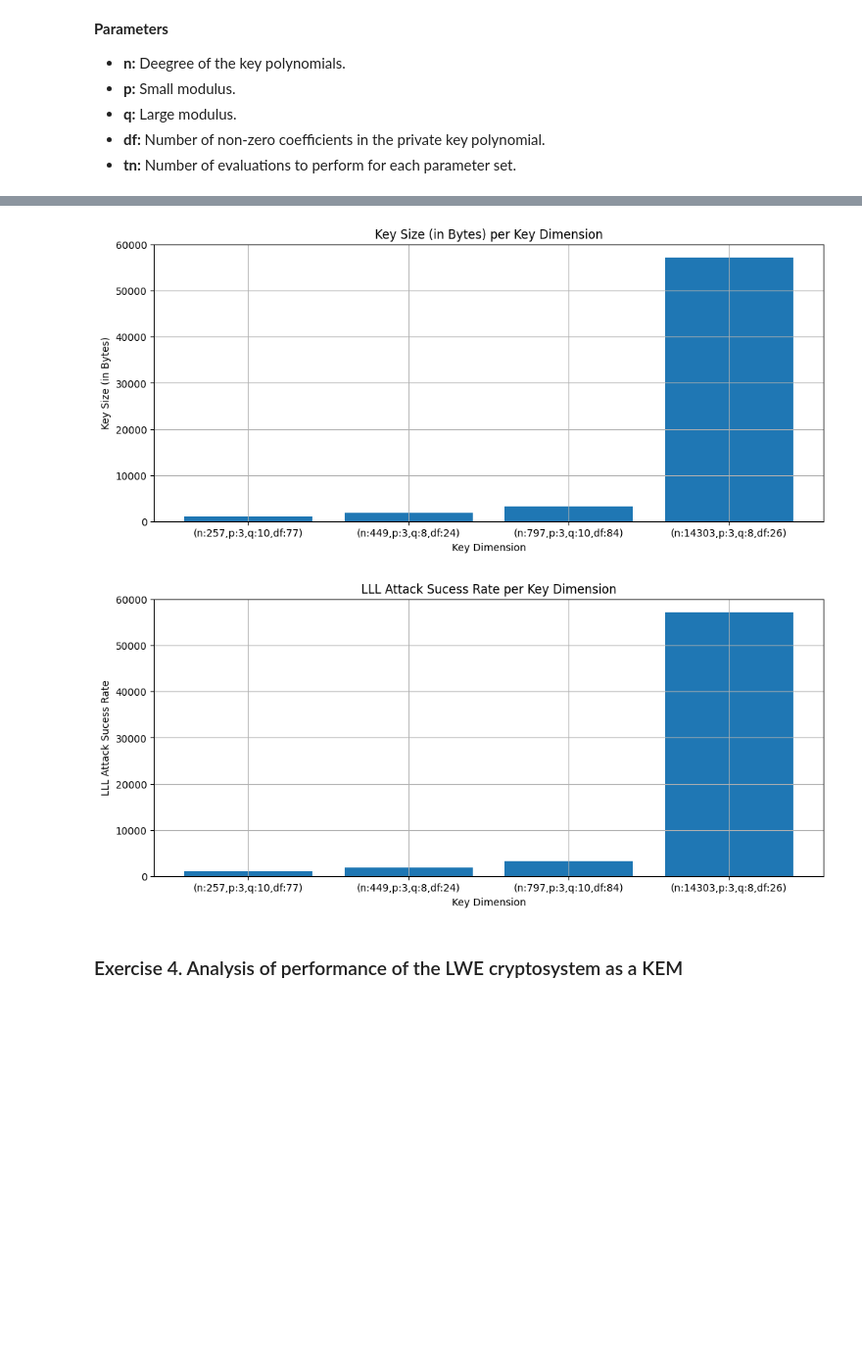
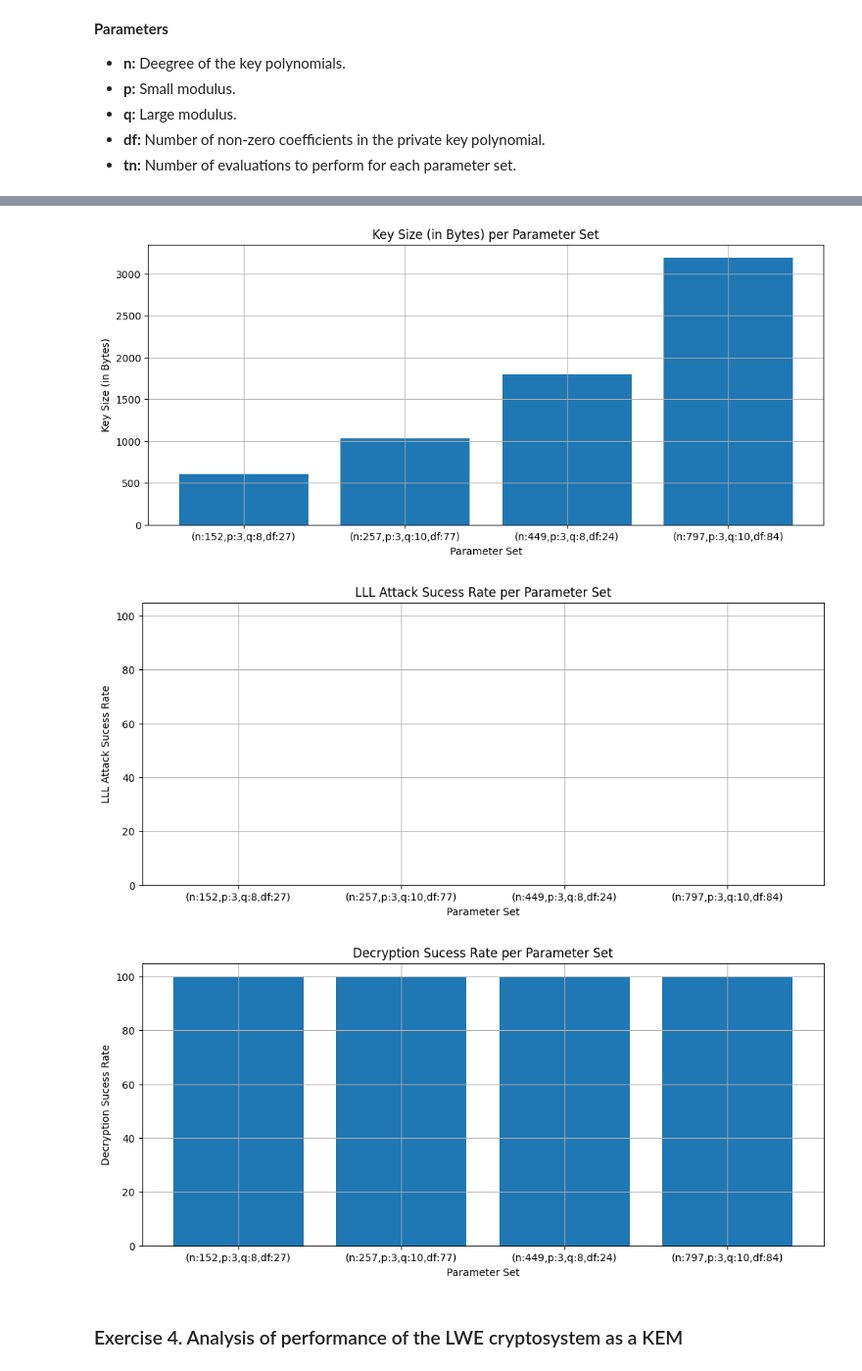
Before and after one commit to guinucool/PostQuantumCryptography, a Jupyter notebook: lattice-based/exercises.ipynb, the cells around one changed output, grey strips where cells are left out. Shown: that part at 98% size. Saved outputs shown, nothing was run; the diff lists cells and outputs as text; code cells hidden in the pictures; blank space fills up the shorter version.

Commit message:
[ADD] NTRU evaluation ran.

```diff
--- a/lattice-based/exercises.ipynb
+++ b/lattice-based/exercises.ipynb
@@ -117,8 +117,11 @@ plt.show()
 - **tn:** Number of evaluations to perform for each parameter set.
 # %%
 # Define the parameters for the test batch
-batch = [((257, 3, 10, 77), [], []), ((449, 3, 8, 24), [], []), ((797, 3, 10, 84), [], []), ((14303, 3, 8, 26), [], [])]
+batch = [((152, 3, 8, 27), [], []), ((257, 3, 10, 77), [], []), ((449, 3, 8, 24), [], []), ((797, 3, 10, 84), [], [])]
 trials = 10
+
+# Parameters sets too big to run for NTRU
+# ((14303, 3, 8, 26), [], [])
 # %%
 # Perform the evaluations
 for (p, l, ml) in batch:
@@ -144,10 +147,16 @@ for (p, l, ml) in batch:
         # Decrypt the secret vector with private key
         d = ntru.ntru_decapsulation(c, params[1], params[2], f = key_pair[0])
 
+        # Check for if attack is possible
+        attack = True
+
         # Decrypt the secret vector with attack key
-        a = ntru.ntru_decapsulation(c, params[1], params[2], Tf = attack_key)
+        try:
+            a = ntru.ntru_decapsulation(c, params[1], params[2], Tf = attack_key)
+        except ZeroDivisionError:
+            attack = False
 
         # Save the results for statistical purposes
         l.append(m == d)
-        ml.append(m == a)
+        ml.append(attack and m == a)
 # %% [output]
@@ -155,30 +180,42 @@ ZeroDivisionError: input matrix must be nonsingular
 # %%
 # Calculate the axis arrays
 x = [f"(n:{p[0]},p:{p[1]},q:{p[2]},df:{p[3]})" for (p, _, _) in batch]
 y_1 = [n*4 for ((n, _, _, _), _, _) in batch]
 y_2 = [(sum(l) / len(l)) * 100 for (_, _, l) in batch]
+y_3 = [(sum(l) / len(l)) * 100 for (_, l, _) in batch]
 
 # Define the plot to show LLL attack sucess rate depending on n dimension
 plt.figure(figsize=(12,5))
 plt.bar(x, y_1)
 plt.title("Key Size (in Bytes) per Parameter Set")
 plt.xlabel("Parameter Set")
 plt.ylabel("Key Size (in Bytes)")
 plt.grid(True)
 plt.show()
 
 # Define the plot to show LLL attack sucess rate depending on n dimension
 plt.figure(figsize=(12,5))
 plt.bar(x, y_2)
 plt.title("LLL Attack Sucess Rate per Parameter Set")
 plt.xlabel("Parameter Set")
 plt.ylabel("LLL Attack Sucess Rate")
 plt.ylim(0, 105)
 plt.grid(True)
 plt.show()
+
+# Define the plot to show decryption sucess rate depending on parameter set
+plt.figure(figsize=(12,5))
+plt.bar(x, y_3)
+plt.title("Decryption Sucess Rate per Parameter Set")
+plt.xlabel("Parameter Set")
+plt.ylabel("Decryption Sucess Rate")
+plt.ylim(0, 105)
+plt.grid(True)
+plt.show()
 # %% [output]
-[figure, old version]
+[figure, new version]
-[figure, old version]
+[figure, new version]
+[figure, added]
 # %% [markdown]
 ### Exercise 4. Analysis of performance of the LWE cryptosystem as a KEM
 # %% [markdown]
```
Also changed, not shown: parts of 2 cells of this notebook, 3 other files.
